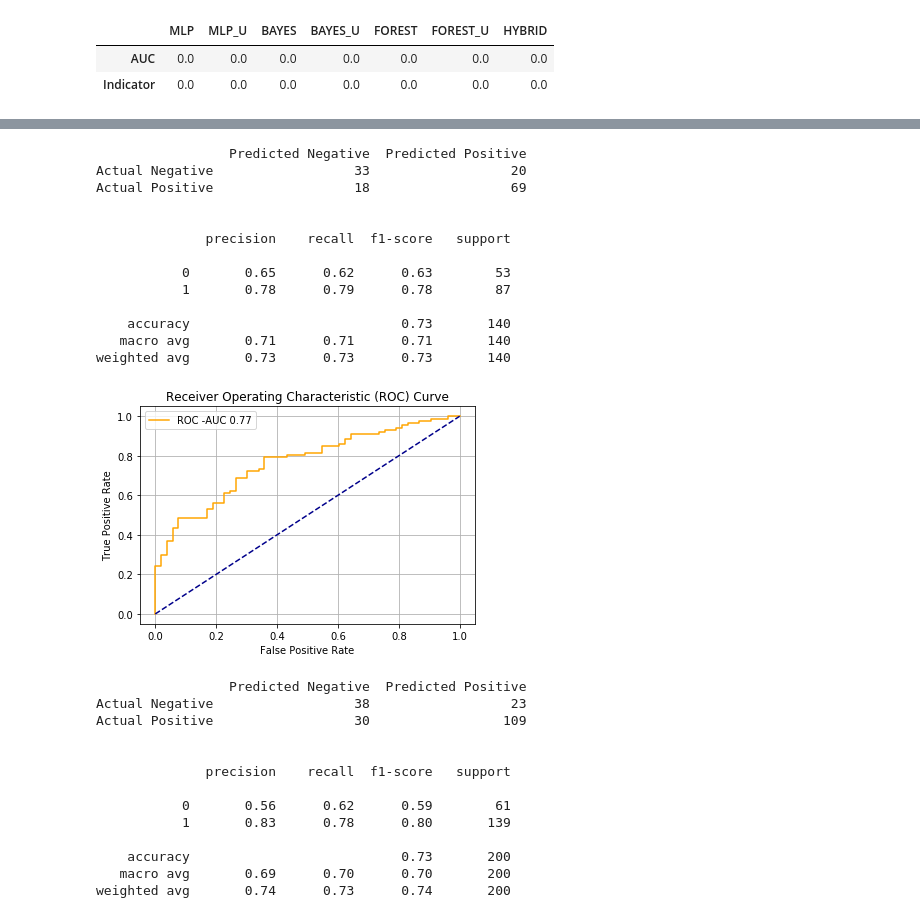
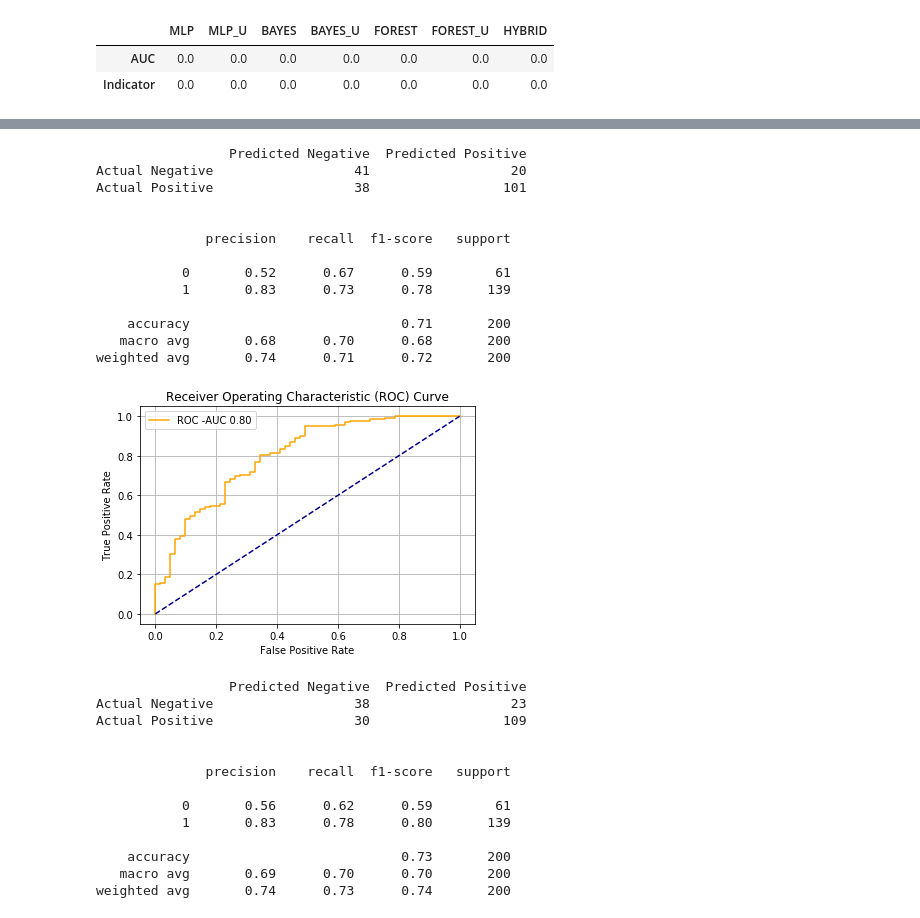
Before and after one commit to Bartloc/ml-german-credit, a Jupyter notebook: German-Credit-Data-ML-mixed.ipynb, the cells around one changed output, grey strips where cells are left out. Cells and saved outputs as stored; diff of their text form; code cells hidden in the pictures.

```diff
--- a/German-Credit-Data-ML-mixed.ipynb
+++ b/German-Credit-Data-ML-mixed.ipynb
@@ -170,0 +171,3 @@ X_u_train, X_u_test, y_u_train, y_u_test = train_test_split(X_u,y_u,test_size=0.
+# %%
+Xy_train=pd.concat([X_train,y_train],axis=1)
+Xy_train['classification'].value_counts()
@@ -171,3 +178,7 @@ X_u_train, X_u_test, y_u_train, y_u_test = train_test_split(X_u,y_u,test_size=0.
+# %%
+Xy_train_undersampl=pd.concat([Xy_train[Xy_train['classification']==0],Xy_train[Xy_train['classification']==1].sample(n=320)]).sample(frac=1)
+X_u_train=Xy_train_undersampl.drop('classification',axis=1)
+y_u_train=Xy_train_undersampl['classification']
 # %%
 y_test.value_counts()
 # %% [output]
@@ -293,22 +284,22 @@ MLPClassifier(activation='relu', alpha=0.0001, batch_size='auto', beta_1=0.9,
               tol=0.0001, validation_fraction=0.1, verbose=True,
               warm_start=False)
 # %%
-predictions = mlp_u.predict(X_u_test)
-probs = mlp_u.predict_proba(X_u_test)
-auc=analize_data(X_u_test,y_u_test,predictions,probs)
+predictions = mlp_u.predict(X_test)
+probs = mlp_u.predict_proba(X_test)
+auc=analize_data(X_test,y_test,predictions,probs)
 # %% [output]
                  Predicted Negative  Predicted Positive
-Actual Negative                  33                  20
-Actual Positive                  18                  69
+Actual Negative                  41                  20
+Actual Positive                  38                 101
 
 
               precision    recall  f1-score   support
 
-           0       0.65      0.62      0.63        53
-           1       0.78      0.79      0.78        87
+           0       0.52      0.67      0.59        61
+           1       0.83      0.73      0.78       139
 
-    accuracy                           0.73       140
-   macro avg       0.71      0.71      0.71       140
-weighted avg       0.73      0.73      0.73       140
+    accuracy                           0.71       200
+   macro avg       0.68      0.70      0.68       200
+weighted avg       0.74      0.71      0.72       200
-[figure, old version]
+[figure, new version]
 # %%
```
Also changed, not shown: parts of 18 cells of this notebook.
